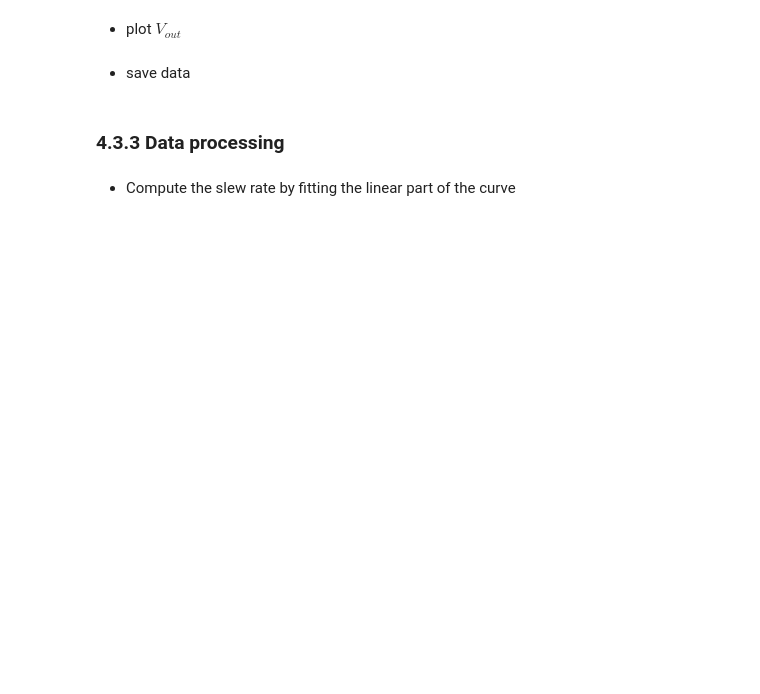
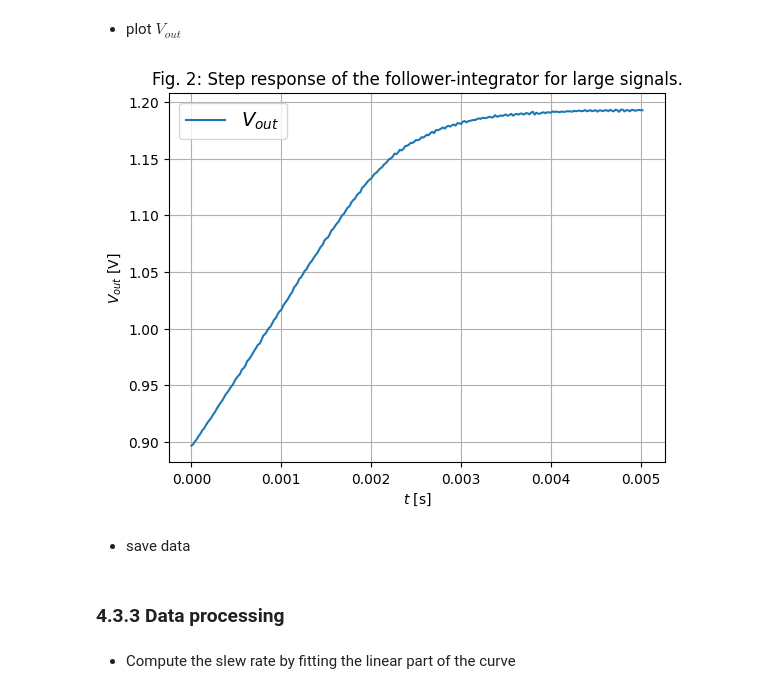
Before and after one commit to daggermaster3000/NE1, a Jupyter notebook: TP6/2021_PRELab06_18_Quillan_Favey.ipynb, the cells around one changed output. Saved outputs shown, nothing was run; the diff lists cells and outputs as text; code cells hidden in the pictures; blank space fills up the shorter version.

```diff
--- a/TP6/2021_PRELab06_18_Quillan_Favey.ipynb
+++ b/TP6/2021_PRELab06_18_Quillan_Favey.ipynb
@@ -512,16 +538,18 @@ print(Vout_ex_5_2_2)
 # %%
 import matplotlib.pyplot as plt
 import numpy as np
 
 Vout_ex_5_2_2 = np.loadtxt('data_ex_5_2_2.csv', delimiter=',')
 t=np.arange(0,len(Vout_ex_5_2_2))*0.00002
-plt.plot(t[:100], Vout_ex_5_2_2[:100])
+plt.plot(t, Vout_ex_5_2_2)
 plt.xlabel('$t$ [s]')
 plt.ylabel('$V_{out}$ [V]')
 plt.legend(['$V_{out}$'],prop={'size': 14})
 plt.title('Fig. 2: Step response of the follower-integrator for large signals.')
 plt.grid()
 plt.show()
+# %% [output]
+[figure, added]
 # %% [markdown]
 * save data
 # %%
```
Also changed, not shown: parts of 21 cells of this notebook, 4 other files.
